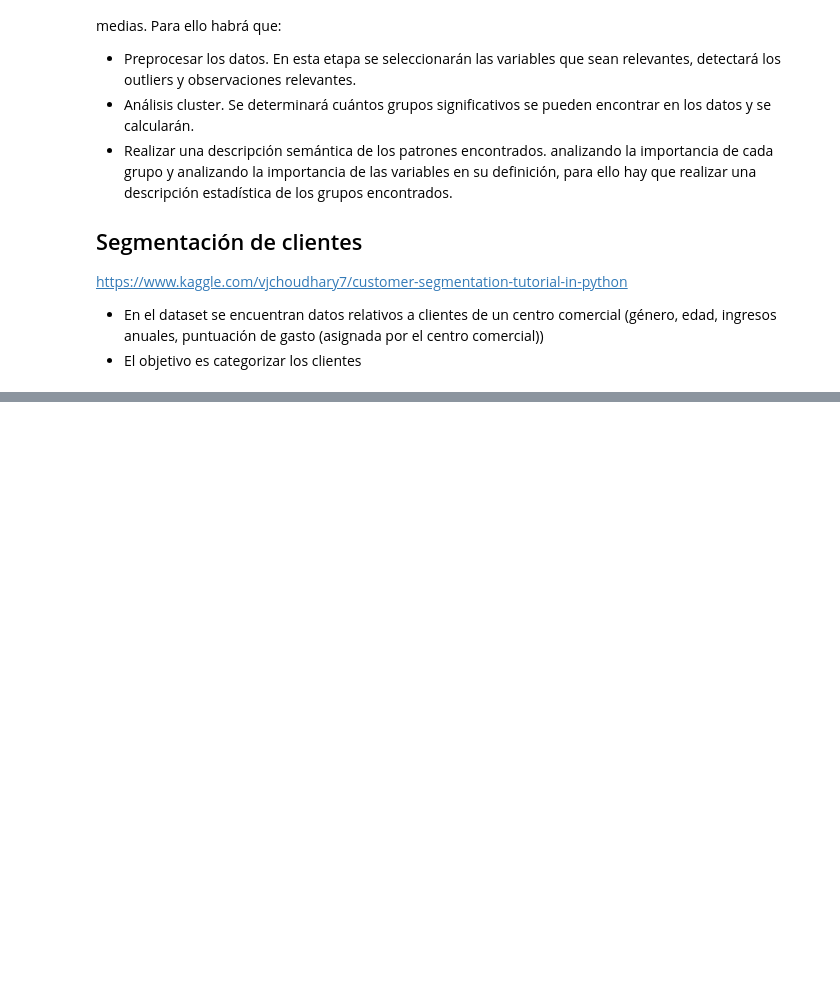
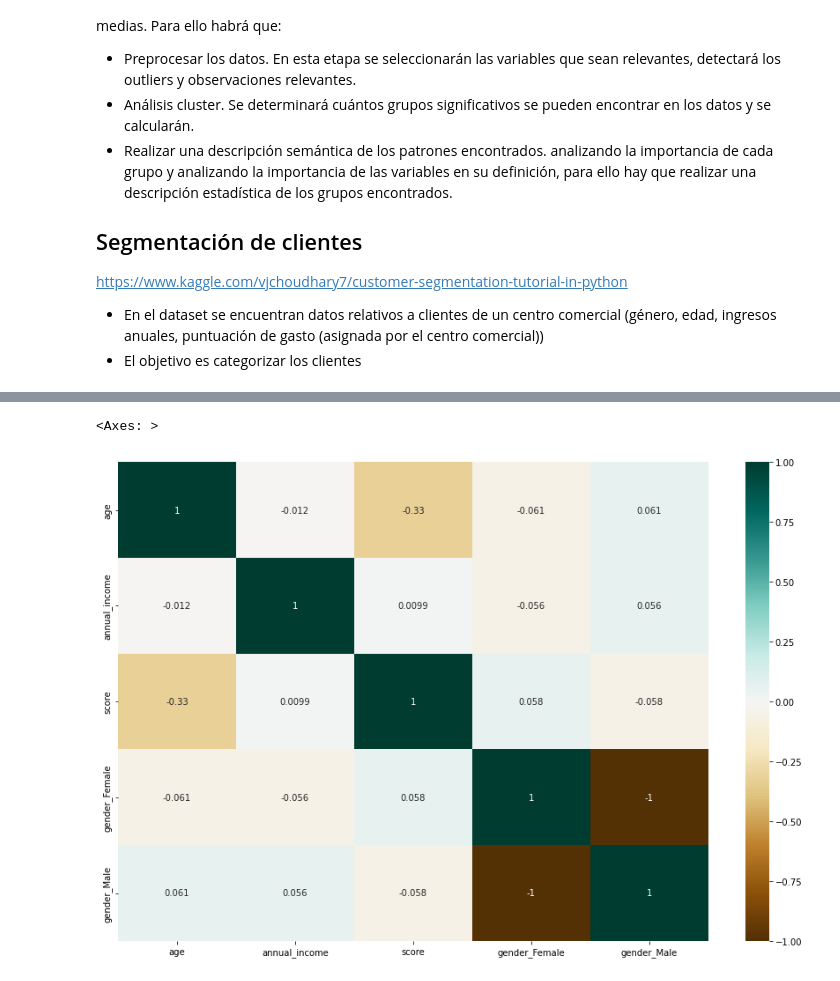
Before and after one commit to MattJCR/APRENDIZAJE-NO-SUPERVISADO-KMEANS, a Jupyter notebook: APRENDIZAJE_NO_SUPERVISADO_KMEANS_Segmentación_de_clientes.ipynb, the cells around one changed output, grey strips where cells are left out. Cells and saved outputs as stored; diff of their text form; code cells hidden in the pictures; blank space fills up the shorter version.

```diff
--- a/APRENDIZAJE_NO_SUPERVISADO_KMEANS_Segmentación_de_clientes.ipynb
+++ b/APRENDIZAJE_NO_SUPERVISADO_KMEANS_Segmentación_de_clientes.ipynb
@@ -14,0 +115,3 @@ https://www.kaggle.com/vjchoudhary7/customer-segmentation-tutorial-in-python
+# %%
+categorical = list(set(df.columns) - set(df._get_numeric_data().columns))
+categorical
@@ -14,0 +120,13 @@ https://www.kaggle.com/vjchoudhary7/customer-segmentation-tutorial-in-python
+# %%
+# Inicializar el codificador one-hot
+encoder = OneHotEncoder()
+
+# Ajusta y transforma la columna categórica en una matriz de codificación one-hot
+one_hot = encoder.fit_transform(df[categorical]).toarray()
+
+# Crea un dataframe a partir de la matriz de codificación one-hot
+one_hot_df = pd.DataFrame(one_hot, columns=encoder.get_feature_names_out(categorical))
+one_hot_df = one_hot_df.astype(bool)
+# Eliminar la columna categórica original
+df = df.drop(columns=categorical)
+one_hot_df
@@ -14,0 +164,10 @@ https://www.kaggle.com/vjchoudhary7/customer-segmentation-tutorial-in-python
+# %%
+df['CustomerID'] = df.index
+one_hot_df['CustomerID'] = df['CustomerID']
+one_hot_df = one_hot_df.set_index(df['CustomerID'])
+df = df.join(one_hot_df, lsuffix='_left', rsuffix='_right')
+df = df.drop(columns=['CustomerID_left','CustomerID_right'])
+# %%
+df.gender_Female = df.gender_Female.replace({True: 1, False: 0})
+df.gender_Male = df.gender_Male.replace({True: 1, False: 0})
+df
@@ -14,0 +189,10 @@ https://www.kaggle.com/vjchoudhary7/customer-segmentation-tutorial-in-python
+# %%
+# Calcular la correlación entre las variables del DataFrame
+corr = df.corr()
+
+# Mostrar el mapa de calor de la correlación
+plt.figure(figsize=(15, 10))
+sns.heatmap(df.corr(), cmap = 'BrBG', annot = True)
+# %% [output]
+<Axes: >
+[figure, added]
```
Also changed, not shown: parts of 75 cells of this notebook.
